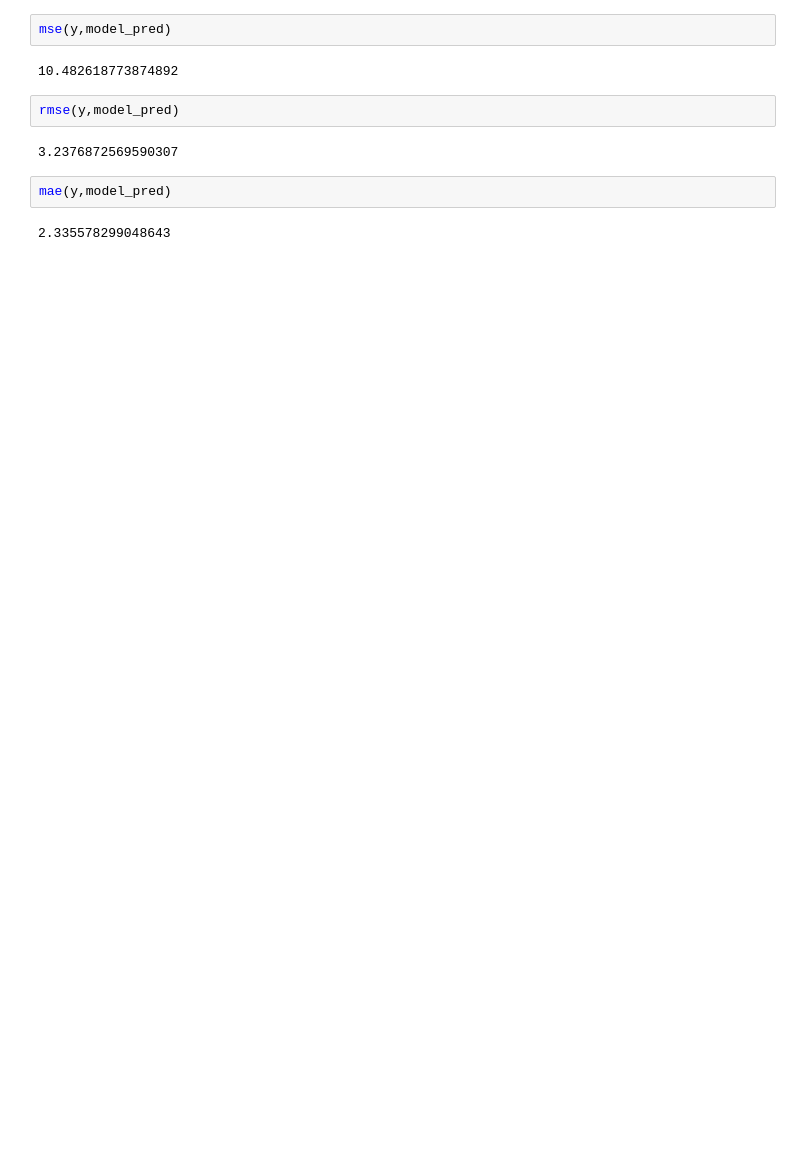
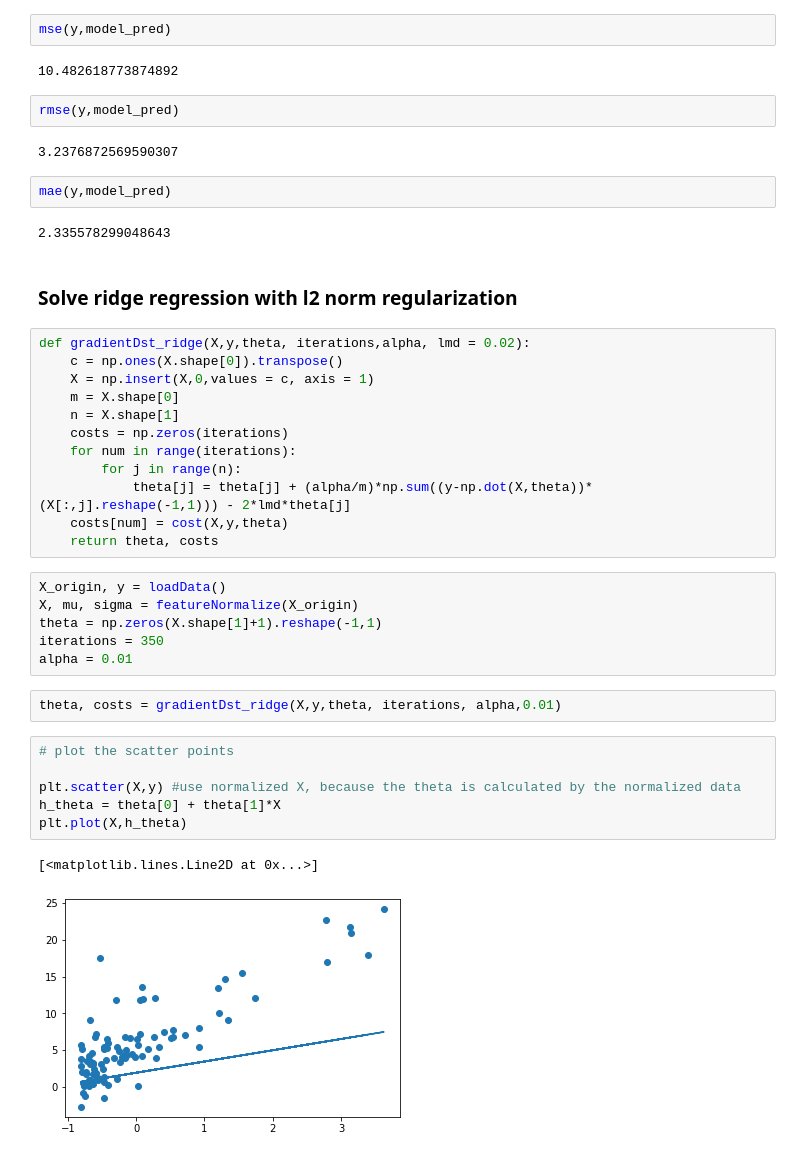
Before and after one commit to ffflora/data-science-notes, a Jupyter notebook: machine-learning/topics/linear-regression/gradient-descent-demo.ipynb, the cells around one changed output. Saved outputs shown, nothing was run; the diff lists cells and outputs as text; blank space fills up the shorter version.

Commit message:
ridge regression with l2 norm

```diff
--- a/machine-learning/topics/linear-regression/gradient-descent-demo.ipynb
+++ b/machine-learning/topics/linear-regression/gradient-descent-demo.ipynb
@@ -201,3 +201,34 @@ rmse(y,model_pred)
 mae(y,model_pred)
 # %% [output]
 2.335578299048643
+# %% [markdown]
+### Solve ridge regression with l2 norm regularization
+# %%
+def gradientDst_ridge(X,y,theta, iterations,alpha, lmd = 0.02):
+    c = np.ones(X.shape[0]).transpose()
+    X = np.insert(X,0,values = c, axis = 1)
+    m = X.shape[0]
+    n = X.shape[1]
+    costs = np.zeros(iterations)
+    for num in range(iterations):
+        for j in range(n):
+            theta[j] = theta[j] + (alpha/m)*np.sum((y-np.dot(X,theta))*(X[:,j].reshape(-1,1))) - 2*lmd*theta[j]
+    costs[num] = cost(X,y,theta)
+    return theta, costs
+# %%
+X_origin, y = loadData()
+X, mu, sigma = featureNormalize(X_origin)
+theta = np.zeros(X.shape[1]+1).reshape(-1,1)
+iterations = 350
+alpha = 0.01
+# %%
+theta, costs = gradientDst_ridge(X,y,theta, iterations, alpha,0.01)
+# %%
+# plot the scatter points
+
+plt.scatter(X,y) #use normalized X, because the theta is calculated by the normalized data
+h_theta = theta[0] + theta[1]*X
+plt.plot(X,h_theta)
+# %% [output]
+[<matplotlib.lines.Line2D at 0x...>]
+[figure, added]
```
Also changed, not shown: parts of 4 cells of this notebook.
